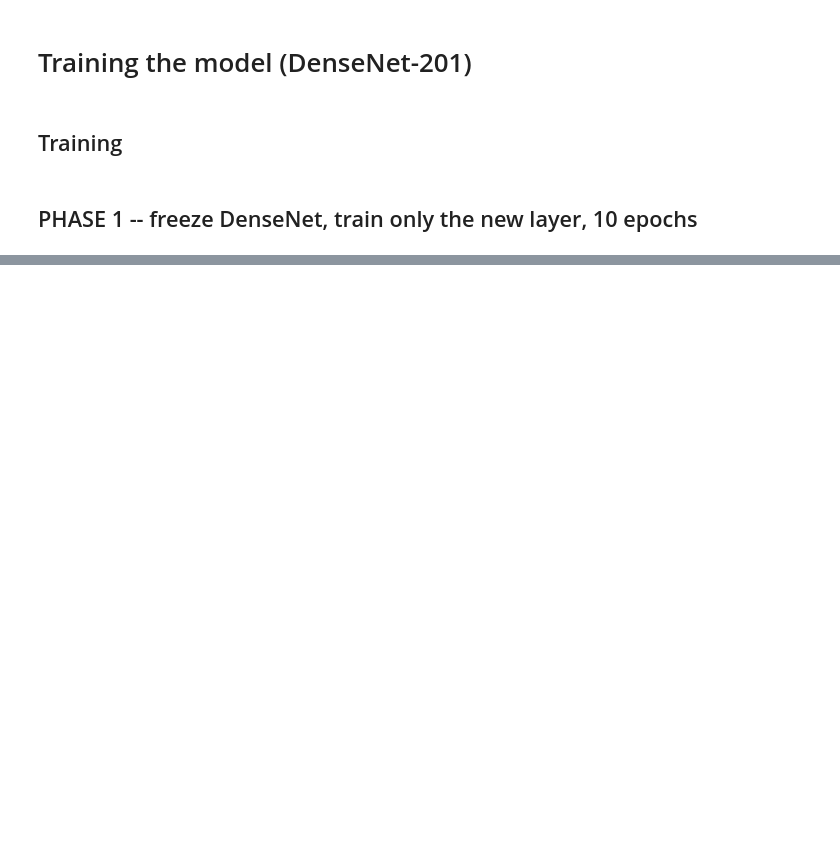
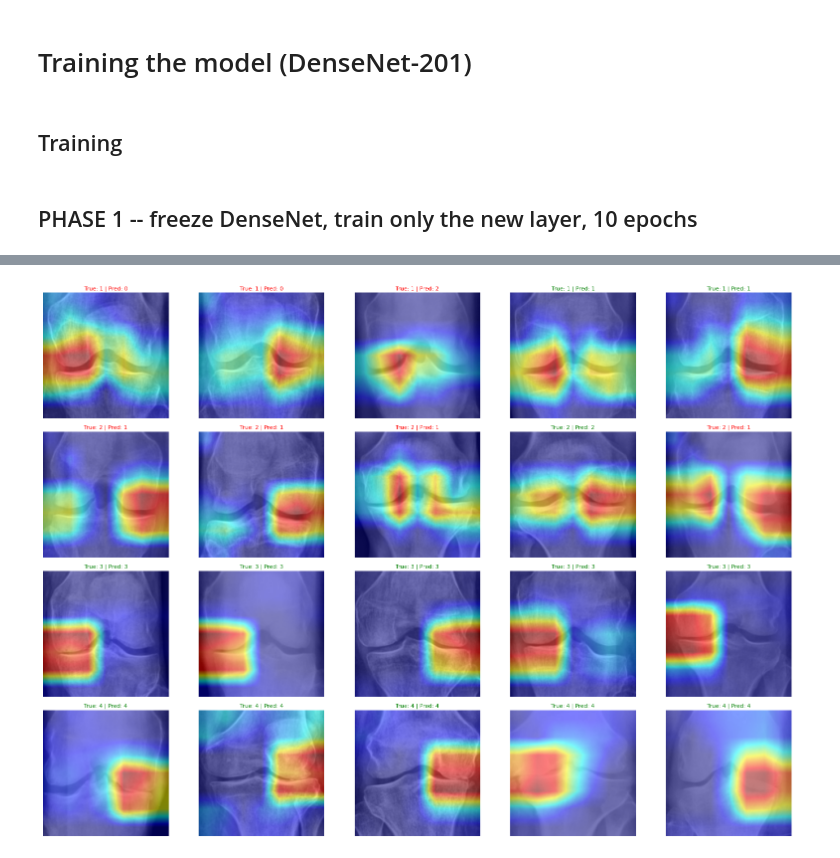
Before and after one commit to famub/2026-GP1-02, a Jupyter notebook: models/newDense.ipynb, the cells around one changed output, grey strips where cells are left out. Saved outputs shown, nothing was run; the diff lists cells and outputs as text; code cells hidden in the pictures; blank space fills up the shorter version.

Commit message:
heatmap & seed=42

```diff
--- a/models/newDense.ipynb
+++ b/models/newDense.ipynb
@@ -524,0 +558,83 @@ Quadratic Weighted Kappa (QWK): 0.8169
+# %%
+import torch
+import numpy as np
+import matplotlib.pyplot as plt
+from torchvision import transforms
+from pytorch_grad_cam import GradCAM
+from pytorch_grad_cam.utils.model_targets import ClassifierOutputTarget
+from pytorch_grad_cam.utils.image import show_cam_on_image
+
+# 1. Define target layer and initialize GradCAM
+target_layers = [model.features.norm5]
+cam = GradCAM(model=model, target_layers=target_layers)
+
+# 2. Setup un-normalization
+inv_normalize = transforms.Normalize(
+    mean=[-0.485 / 0.229, -0.456 / 0.224, -0.406 / 0.225],
+    std=[1 / 0.229, 1 / 0.224, 1 / 0.225]
+)
+
+# 3. Specify classes to display and number of samples per class
+# In the reference image, there are 4-5 rows with 5 samples per row
+classes = [1, 2, 3, 4]  # Adjust to your dataset's class indices (e.g., [0, 1, 2, 3, 4])
+samples_per_class = 5
+
+# Collect sample images for each class from the test_loader
+class_samples = {c: [] for c in classes}
+for inputs, labels in test_loader:
+    for img, lbl in zip(inputs, labels):
+        lbl_val = lbl.item()
+        if lbl_val in class_samples and len(class_samples[lbl_val]) < samples_per_class:
+            class_samples[lbl_val].append(img)
+    # Stop collecting once all target slots are full
+    if all(len(v) == samples_per_class for v in class_samples.values()):
+        break
+
+# 4. Create the plot grid
+n_rows = len(classes)
+n_cols = samples_per_class
+fig, axes = plt.subplots(n_rows, n_cols, figsize=(n_cols * 3.2, n_rows * 2.8))
+
+model.eval()
+
+for row_idx, cls in enumerate(classes):
+    for col_idx, img_tensor in enumerate(class_samples[cls]):
+        ax = axes[row_idx, col_idx] if n_rows > 1 else axes[col_idx]
+
+        # Prepare batch tensor (1, C, H, W)
+        input_tensor = img_tensor.unsqueeze(0).to(device)
+
+        # Prediction
+        with torch.no_grad():
+            output = model(input_tensor)
+            pred_label = output.argmax(dim=1).item()
+
+        # Generate Grad-CAM for the predicted class
+        targets = [ClassifierOutputTarget(pred_label)]
+        grayscale_cam = cam(input_tensor=input_tensor, targets=targets)[0, :]
+
+        # Un-normalize for display
+        img_unnorm = inv_normalize(img_tensor).permute(1, 2, 0).cpu().numpy()
+        img_unnorm = np.clip(img_unnorm, 0, 1)
+
+        # Blend heatmap with image
+        visualization = show_cam_on_image(img_unnorm, grayscale_cam, use_rgb=True)
+
+        # Render image
+        ax.imshow(visualization)
+        ax.axis('off')
+
+        # Title formatting: Green if correct, Red if incorrect
+        is_correct = (cls == pred_label)
+        title_color = 'green' if is_correct else 'red'
+        ax.set_title(
+            f"True: {cls} | Pred: {pred_label}",
+            fontsize=8,
+            color=title_color,
+            pad=4
+        )
+
+plt.tight_layout(pad=0.5, h_pad=1.0, w_pad=0.5)
+plt.show()
+# %% [output]
+[figure, added]
```
Also changed, not shown: parts of 12 cells of this notebook.
